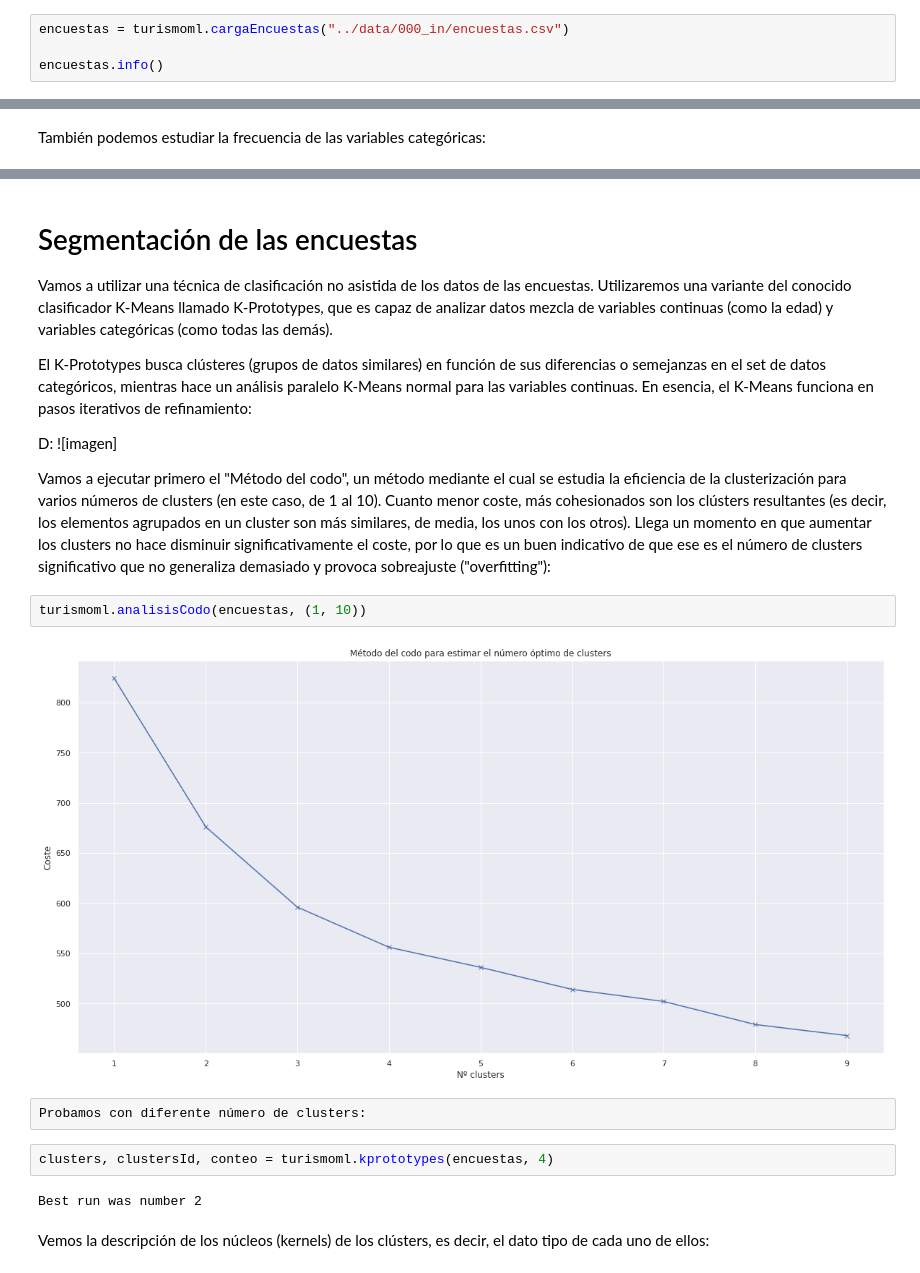
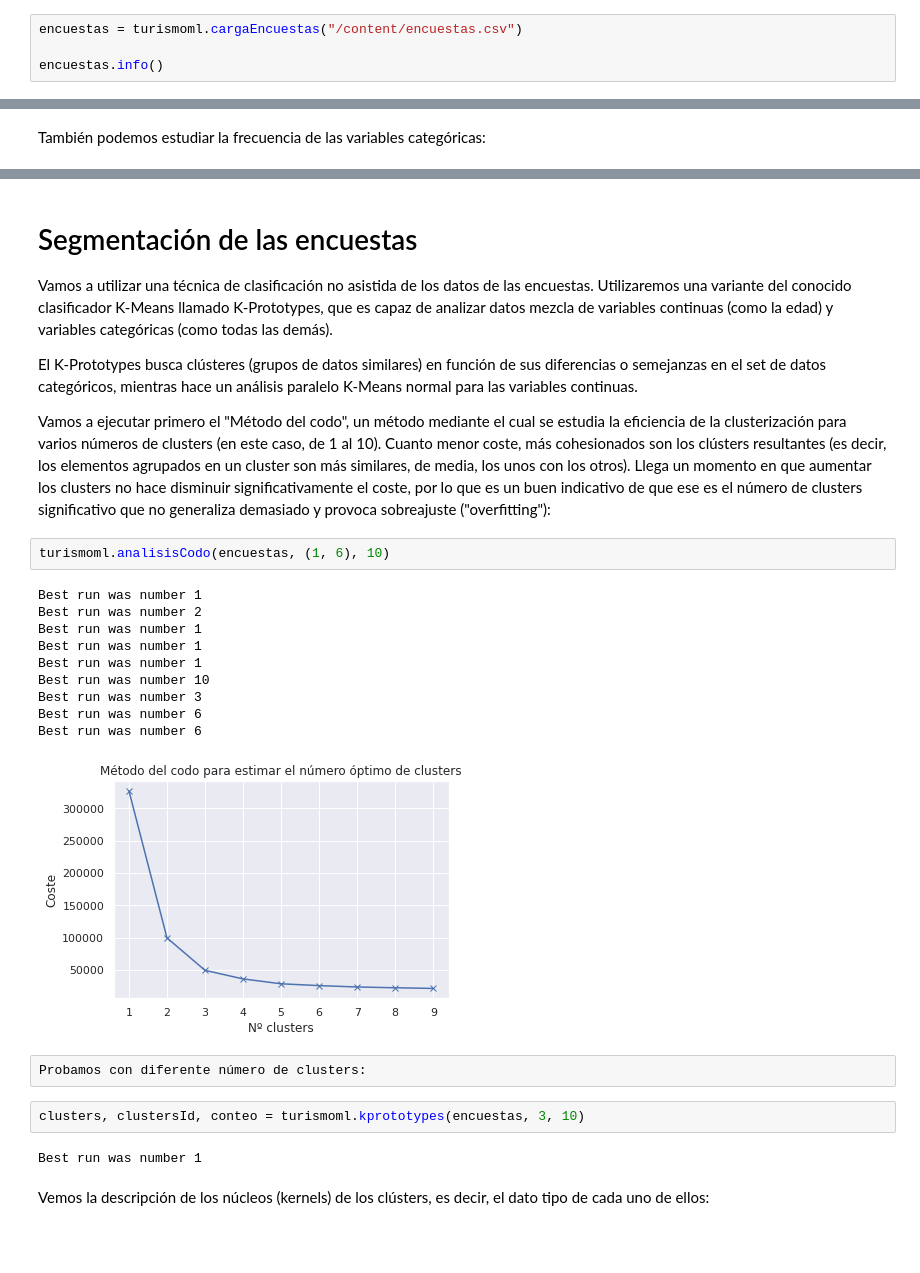
Before and after one commit to malkab/turismo_geo_ml, a Jupyter notebook: notebook.ipynb, the cells around one changed output, grey strips where cells are left out. Saved outputs shown, nothing was run; the diff lists cells and outputs as text; blank space fills up the shorter version.

```diff
--- a/notebook.ipynb
+++ b/notebook.ipynb
@@ -58,7 +76,7 @@ Cargamos los datos de encuestas y los exploramos un poco, viendo cuántas filas
 - **gastronomia:** interés en gastronomía, tipo si / no
 - **estudios:** estancia por estudios (idiomas), tipo si / no
 # %%
-encuestas = turismoml.cargaEncuestas("../data/000_in/encuestas.csv")
+encuestas = turismoml.cargaEncuestas("/content/encuestas.csv")
 
 encuestas.info()
 # %% [output]
@@ -137,22 +155,28 @@ turismoml.histogramaDiscretas(encuestas["cultural"])
 
 Vamos a utilizar una técnica de clasificación no asistida de los datos de las encuestas. Utilizaremos una variante del conocido clasificador K-Means llamado K-Prototypes, que es capaz de analizar datos mezcla de variables continuas (como la edad) y variables categóricas (como todas las demás).
 
-El K-Prototypes busca clústeres (grupos de datos similares) en función de sus diferencias o semejanzas en el set de datos categóricos, mientras hace un análisis paralelo K-Means normal para las variables continuas. En esencia, el K-Means funciona en pasos iterativos de refinamiento:
-
-D:
-![imagen]
+El K-Prototypes busca clústeres (grupos de datos similares) en función de sus diferencias o semejanzas en el set de datos categóricos, mientras hace un análisis paralelo K-Means normal para las variables continuas.
 
 Vamos a ejecutar primero el "Método del codo", un método mediante el cual se estudia la eficiencia de la clusterización para varios números de clusters (en este caso, de 1 al 10). Cuanto menor coste, más cohesionados son los clústers resultantes (es decir, los elementos agrupados en un cluster son más similares, de media, los unos con los otros). Llega un momento en que aumentar los clusters no hace disminuir significativamente el coste, por lo que es un buen indicativo de que ese es el número de clusters significativo que no generaliza demasiado y provoca sobreajuste ("overfitting"):
 # %%
-turismoml.analisisCodo(encuestas, (1, 10))
+turismoml.analisisCodo(encuestas, (1, 6), 10)
 # %% [output]
+Best run was number 1
+Best run was number 2
+Best run was number 1
+Best run was number 1
+Best run was number 1
+Best run was number 10
+Best run was number 3
+Best run was number 6
+Best run was number 6
-[figure, old version]
+[figure, new version]
 # %% [raw]
 Probamos con diferente número de clusters:
 # %%
-clusters, clustersId, conteo = turismoml.kprototypes(encuestas, 4)
+clusters, clustersId, conteo = turismoml.kprototypes(encuestas, 3, 10)
 # %% [output]
-Best run was number 2
+Best run was number 1
 # %% [markdown]
 Vemos la descripción de los núcleos (kernels) de los clústers, es decir, el dato tipo de cada uno de ellos:
 # %%
```
Also changed, not shown: parts of 17 cells of this notebook.
